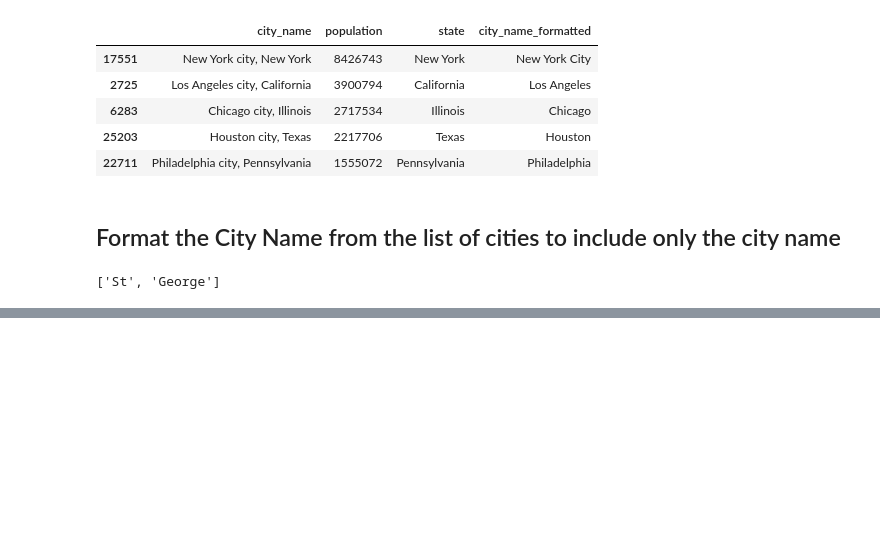
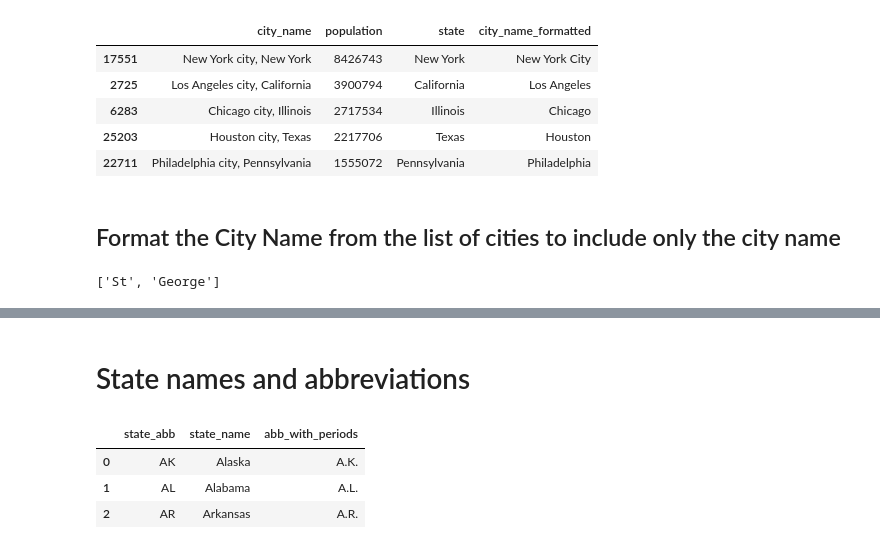
Before and after one commit to danieljsmarda/BodyTweets, a Jupyter notebook: tweets_code/working_notebook.ipynb, the cells around one changed output, grey strips where cells are left out. Saved outputs shown, nothing was run; the diff lists cells and outputs as text; code cells hidden in the pictures; blank space fills up the shorter version.

```diff
--- a/tweets_code/working_notebook.ipynb
+++ b/tweets_code/working_notebook.ipynb
@@ -219,0 +173,11 @@ city_state_pops[city_state_pops['population'].isna()].head(300)
+# %% [markdown]
+# State names and abbreviations
+# %%
+states_df = pd.read_csv('../public_data/usstateabbreviations.csv', header=None).set_axis(['state_abb','state_name'], axis=1)
+states_df['abb_with_periods'] = states_df['state_abb'].apply(lambda s: s[0]+'.'+s[1]+'.')
+states_df.head(3)
+# %% [output]
+|  | state_abb | state_name | abb_with_periods |
+| 0 | AK | Alaska | A.K. |
+| 1 | AL | Alabama | A.L. |
+| 2 | AR | Arkansas | A.R. |
```
Also changed, not shown: parts of 29 cells of this notebook.
